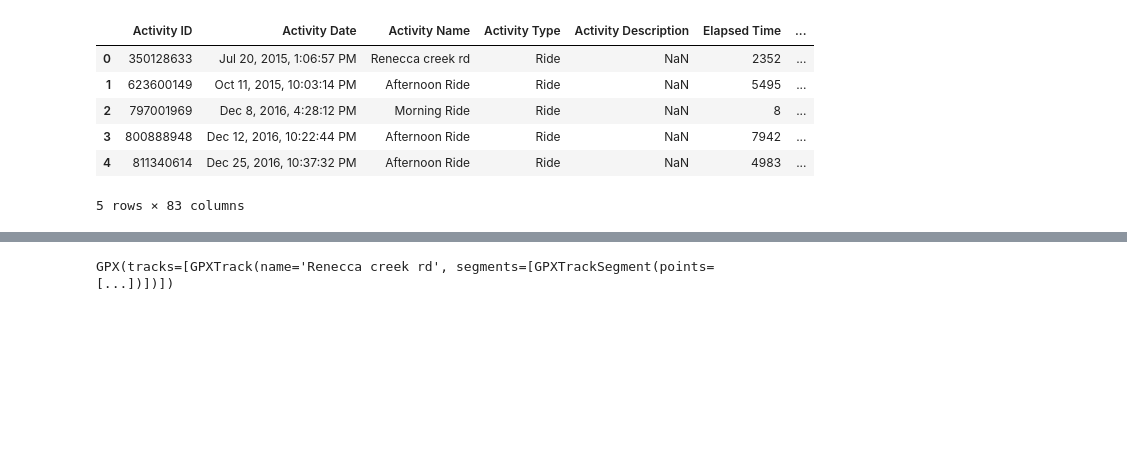
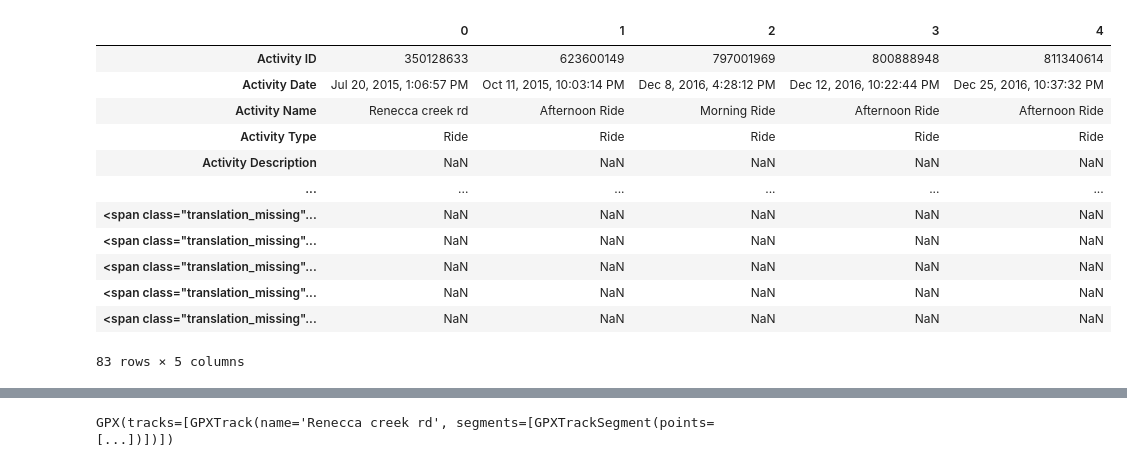
Before and after one commit to brianclements03/my_strava_project, a Jupyter notebook: initial_strava_explore.ipynb, the cells around one changed output, grey strips where cells are left out. Cells and saved outputs as stored; diff of their text form; code cells hidden in the pictures; blank space fills up the shorter version.

```diff
--- a/initial_strava_explore.ipynb
+++ b/initial_strava_explore.ipynb
@@ -4,13 +4,19 @@ import numpy as np
 # %%
 strava_activities = pd.read_csv('activities.csv')
 # %%
-strava_activities.head()
+strava_activities.head().T
 # %% [output]
-|  | Activity ID | Activity Date | Activity Name | Activity Type | Activity Description | Elapsed Time | ... |
-| 0 | 350128633 | Jul 20, 2015, 1:06:57 PM | Renecca creek rd | Ride | NaN | 2352 | ... |
-| 1 | 623600149 | Oct 11, 2015, 10:03:14 PM | Afternoon Ride | Ride | NaN | 5495 | ... |
-| 2 | 797001969 | Dec 8, 2016, 4:28:12 PM | Morning Ride | Ride | NaN | 8 | ... |
-| 3 | 800888948 | Dec 12, 2016, 10:22:44 PM | Afternoon Ride | Ride | NaN | 7942 | ... |
-| 4 | 811340614 | Dec 25, 2016, 10:37:32 PM | Afternoon Ride | Ride | NaN | 4983 | ... |
+|  | 0 | 1 | 2 | 3 | 4 |
+| Activity ID | 350128633 | 623600149 | 797001969 | 800888948 | 811340614 |
+| Activity Date | Jul 20, 2015, 1:06:57 PM | Oct 11, 2015, 10:03:14 PM | Dec 8, 2016, 4:28:12 PM | Dec 12, 2016, 10:22:44 PM | Dec 25, 2016, 10:37:32 PM |
+| Activity Name | Renecca creek rd | Afternoon Ride | Morning Ride | Afternoon Ride | Afternoon Ride |
+| Activity Type | Ride | Ride | Ride | Ride | Ride |
+| Activity Description | NaN | NaN | NaN | NaN | NaN |
+| ... | ... | ... | ... | ... | ... |
+| <span class="translation_missing"... | NaN | NaN | NaN | NaN | NaN |
+| <span class="translation_missing"... | NaN | NaN | NaN | NaN | NaN |
+| <span class="translation_missing"... | NaN | NaN | NaN | NaN | NaN |
+| <span class="translation_missing"... | NaN | NaN | NaN | NaN | NaN |
+| <span class="translation_missing"... | NaN | NaN | NaN | NaN | NaN |
-5 rows × 83 columns
+83 rows × 5 columns
 # %%
```
Also changed, not shown: parts of 28 cells of this notebook.
